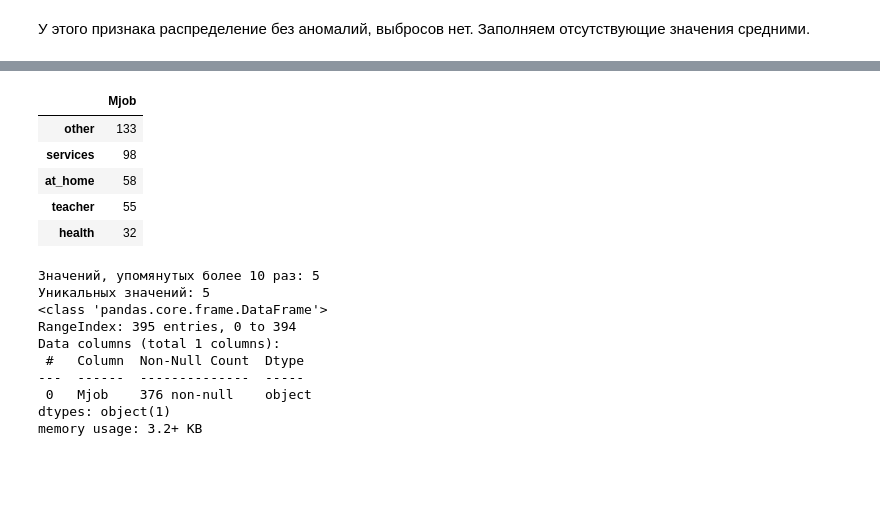
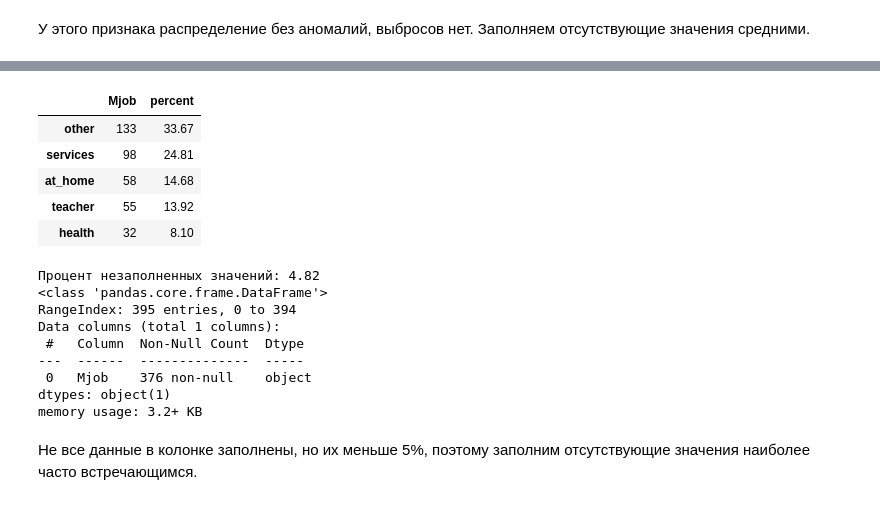
Before and after one commit to lermontoff123/Projekts, a Jupyter notebook: 3. Analyst/Analys.ipynb, the cells around one changed output, grey strips where cells are left out. Saved outputs shown, nothing was run; the diff lists cells and outputs as text; code cells hidden in the pictures; blank space fills up the shorter version.

```diff
--- a/3. Analyst/Analys.ipynb
+++ b/3. Analyst/Analys.ipynb
@@ -283,9 +312,6 @@ None
 # %%
 # Заменим None на GT3
-stud.famsize = stud.famsize.apply(lambda x: 'GT3' if pd.isnull(x) else 'GT3' if x =='nan' else x)
-a4 = pd.DataFrame(stud.famsize.value_counts())
-a4['percent'] = round((a4.famsize * 100 / len(stud)), 2)
-display(a4)
+objekt(stud, 'famsize')
 # %% [output]
 |  | famsize | percent |
 | GT3 | 288 | 72.91 |
@@ -316,10 +343,6 @@ None
 # %%
 # Изучим данные Medu (Medu - образование матери (0 - нет, 1 - 4 класса, 2 - 5-9 классы, 3 - среднее специальное или 11 классов, 4 - высшее))
 # Столбец Medu числовой и c малым количеством пропусков. Построим его распределение.
-c2 = pd.DataFrame(stud.Medu.value_counts())
-stud.Medu.fillna(((c2.Medu.index[0] + c2.Medu.index[len(c2)-1]) / 2), inplace = True)
-display(c2)
-stud.loc[:, ['Medu']].info()
+test(stud, 'Medu')
 stud.Medu.hist()
-stud.Medu.describe()
 # %% [output]
@@ -352,10 +377,6 @@ Name: Medu, dtype: float64
 # %%
 # изучим данные Fedu (Fedu - образование отца (0 - нет, 1 - 4 класса, 2 - 5-9 классы, 3 - среднее специальное или 11 классов, 4 - высшее))
 # Столбец Fedu числовой и c малым количеством пропусков. Построим его распределение.
-c3 = pd.DataFrame(stud.Fedu.value_counts())
-stud.Fedu.fillna(((c3.Fedu.index[0] + c3.Fedu.index[len(c3)-1]) / 2), inplace = True)
-display(c3)
-stud.loc[:, ['Fedu']].info()
+test(stud, 'Fedu')
 stud.Fedu.hist()
-stud.Fedu.describe()
 # %% [output]
@@ -386,0 +403,2 @@ Name: Fedu, dtype: float64
+# %%
+stud.Fedu.replace(eject3(stud.Fedu)[0], inplace = True)
@@ -387,18 +414,14 @@ Name: Fedu, dtype: float64
 # %%
 # изучим данные Mjob (Mjob - работа матери (teacher - учитель, health - сфера здравоохранения, services -гос. служба, at_home - не работает, other - другое))
-display(pd.DataFrame(stud.Mjob.value_counts()))
-print('Значений, упомянутых более 10 раз:', (stud.Mjob.value_counts() > 10).sum())
-print('Уникальных значений:', stud.Mjob.nunique())
-stud.loc[:, ['Mjob']].info()
+test(stud, 'Mjob')
 # %% [output]
-|  | Mjob |
-| other | 133 |
-| services | 98 |
-| at_home | 58 |
-| teacher | 55 |
-| health | 32 |
+|  | Mjob | percent |
+| other | 133 | 33.67 |
+| services | 98 | 24.81 |
+| at_home | 58 | 14.68 |
+| teacher | 55 | 13.92 |
+| health | 32 | 8.10 |
-Значений, упомянутых более 10 раз: 5
-Уникальных значений: 5
+Процент незаполненных значений: 4.82
 <class 'pandas.core.frame.DataFrame'>
 RangeIndex: 395 entries, 0 to 394
 Data columns (total 1 columns):
@@ -407,3 +430,5 @@ Data columns (total 1 columns):
  0   Mjob    376 non-null    object
 dtypes: object(1)
 memory usage: 3.2+ KB
+# %% [markdown]
+Не все данные в колонке заполнены, но их меньше 5%, поэтому заполним отсутствующие значения наиболее часто встречающимся.
```
Also changed, not shown: parts of 65 cells of this notebook.
